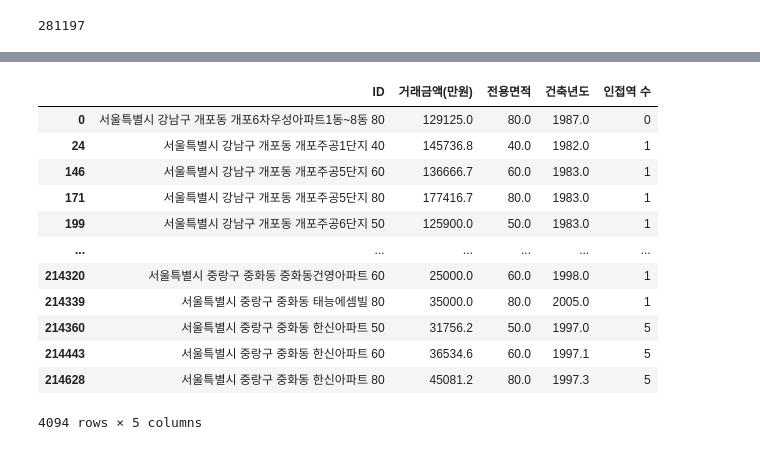
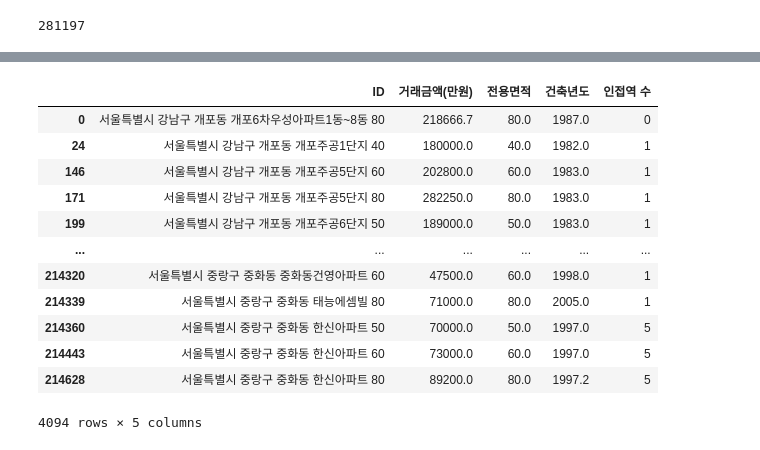
Before and after one commit to sylphiscastries/housing-price, a Jupyter notebook: code/20220824-팀프로젝트9 copy.ipynb, the cells around one changed output, grey strips where cells are left out. Saved outputs shown, nothing was run; the diff lists cells and outputs as text; code cells hidden in the pictures.

```diff
--- a/code/20220824-팀프로젝트9 copy.ipynb
+++ b/code/20220824-팀프로젝트9 copy.ipynb
@@ -266,18 +231,0 @@ test2
-# %%
-# 인접역 데이터와 결합(2018년 1분기 데이터)
-test1 = pd.merge(test2, p1_df)
-test1.drop_duplicates()
-# %% [output]
-|  | ID | 거래금액(만원) | 전용면적 | 건축년도 | 인접역 수 |
-| 0 | 서울특별시 강남구 개포동 개포6차우성아파트1동~8동 80 | 129125.0 | 80.0 | 1987.0 | 0 |
-| 24 | 서울특별시 강남구 개포동 개포주공1단지 40 | 145736.8 | 40.0 | 1982.0 | 1 |
-| 146 | 서울특별시 강남구 개포동 개포주공5단지 60 | 136666.7 | 60.0 | 1983.0 | 1 |
-| 171 | 서울특별시 강남구 개포동 개포주공5단지 80 | 177416.7 | 80.0 | 1983.0 | 1 |
-| 199 | 서울특별시 강남구 개포동 개포주공6단지 50 | 125900.0 | 50.0 | 1983.0 | 1 |
-| ... | ... | ... | ... | ... | ... |
-| 214320 | 서울특별시 중랑구 중화동 중화동건영아파트 60 | 25000.0 | 60.0 | 1998.0 | 1 |
-| 214339 | 서울특별시 중랑구 중화동 태능에셈빌 80 | 35000.0 | 80.0 | 2005.0 | 1 |
-| 214360 | 서울특별시 중랑구 중화동 한신아파트 50 | 31756.2 | 50.0 | 1997.0 | 5 |
-| 214443 | 서울특별시 중랑구 중화동 한신아파트 60 | 36534.6 | 60.0 | 1997.1 | 5 |
-| 214628 | 서울특별시 중랑구 중화동 한신아파트 80 | 45081.2 | 80.0 | 1997.3 | 5 |
-4094 rows × 5 columns
@@ -283,0 +344,17 @@ test1.drop_duplicates()
+# %%
+# 확인
+main18
+# %% [output]
+|  | ID | 거래금액(만원) | 전용면적 | 건축년도 | 인접역 수 |
+| 0 | 서울특별시 강남구 개포동 개포6차우성아파트1동~8동 80 | 218666.7 | 80.0 | 1987.0 | 0 |
+| 24 | 서울특별시 강남구 개포동 개포주공1단지 40 | 180000.0 | 40.0 | 1982.0 | 1 |
+| 146 | 서울특별시 강남구 개포동 개포주공5단지 60 | 202800.0 | 60.0 | 1983.0 | 1 |
+| 171 | 서울특별시 강남구 개포동 개포주공5단지 80 | 282250.0 | 80.0 | 1983.0 | 1 |
+| 199 | 서울특별시 강남구 개포동 개포주공6단지 50 | 189000.0 | 50.0 | 1983.0 | 1 |
+| ... | ... | ... | ... | ... | ... |
+| 214320 | 서울특별시 중랑구 중화동 중화동건영아파트 60 | 47500.0 | 60.0 | 1998.0 | 1 |
+| 214339 | 서울특별시 중랑구 중화동 태능에셈빌 80 | 71000.0 | 80.0 | 2005.0 | 1 |
+| 214360 | 서울특별시 중랑구 중화동 한신아파트 50 | 70000.0 | 50.0 | 1997.0 | 5 |
+| 214443 | 서울특별시 중랑구 중화동 한신아파트 60 | 73000.0 | 60.0 | 1997.0 | 5 |
+| 214628 | 서울특별시 중랑구 중화동 한신아파트 80 | 89200.0 | 80.0 | 1997.2 | 5 |
+4094 rows × 5 columns
```
Also changed, not shown: parts of 14 cells of this notebook, 1 other file.
